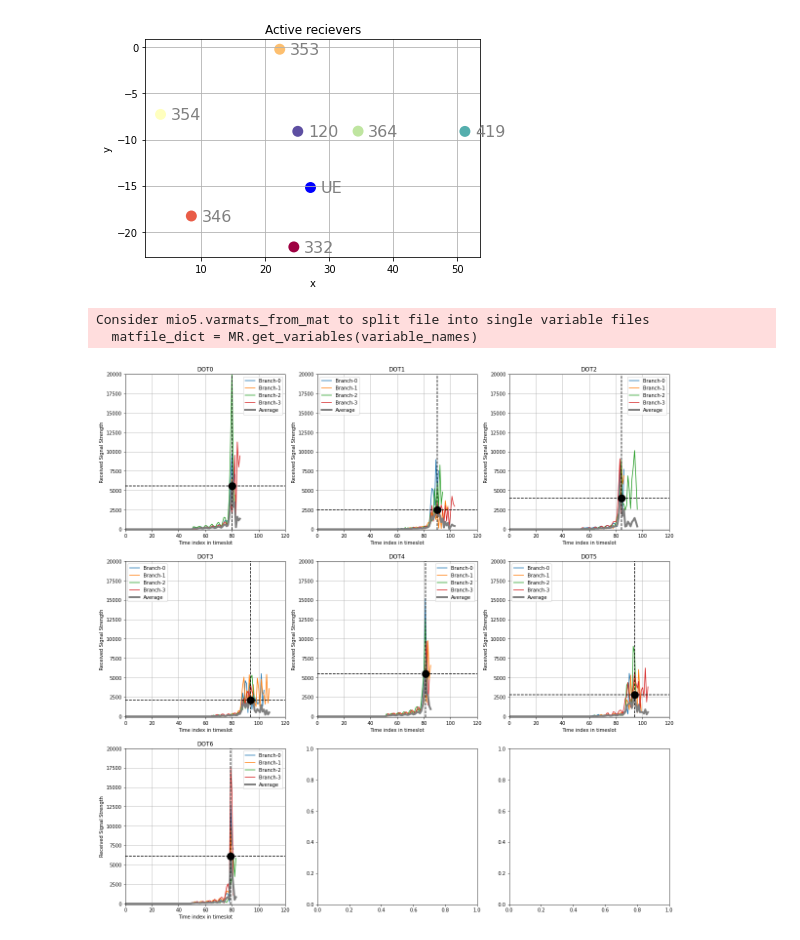
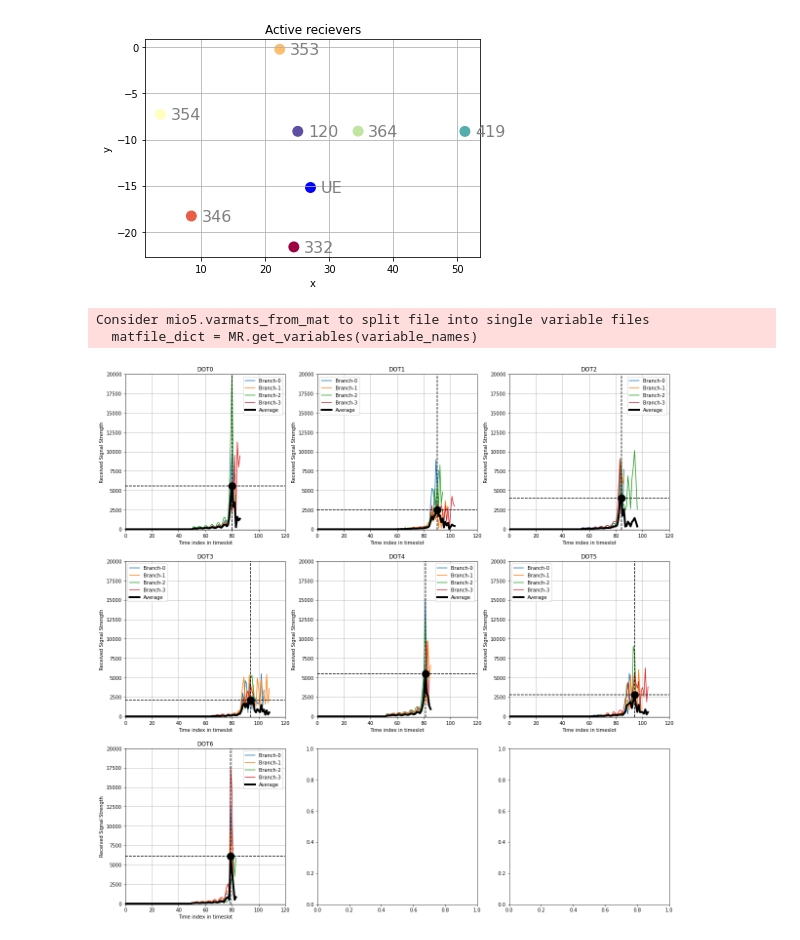
Before and after one commit to pintermatyas/Onlab-2022-23-2, a Jupyter notebook: Project/tdoa_sample.ipynb, the cells around one changed output. Cells and saved outputs as stored; diff of their text form; code cells hidden in the pictures.

```diff
--- a/Project/tdoa_sample.ipynb
+++ b/Project/tdoa_sample.ipynb
@@ -106,32 +106,32 @@ fig, ax = plt.subplots(figsize=(20, 20), nrows=row_num, ncols=col_num)
 for ax_num in range(row_num*col_num):
     if(ax_num > 6):
         break
     average = []
     for _, measurement in data.query("dpePortSel == @ax_num").iterrows():
         record = np.concatenate((np.zeros(measurement['Kmaxm1']), np.abs(measurement['RxyT'])))
         ax[ax_num//col_num, ax_num%col_num].plot(record, label=f"Branch-{measurement['dpeBrSel']}", )
         ax[ax_num//col_num, ax_num%col_num].set_xlim([0,120])
         ax[ax_num//col_num, ax_num%col_num].set_ylim([-100,20000])
         ax[ax_num//col_num, ax_num%col_num].set_title("DOT" + str(ax_num))
         ax[ax_num//col_num, ax_num%col_num].set_xlabel('Time index in timeslot')
         ax[ax_num//col_num, ax_num%col_num].set_ylabel('Received Signal Strength')
         ax[ax_num//col_num, ax_num%col_num].grid(True)
         if len(average) < len(record):
             average = np.concatenate((average, np.zeros(len(record) - len(average))))
         elif len(average) > len(record):
             record = np.concatenate((record, np.zeros(len(average) - len(record))))
         average = np.add(average, record)
     #average = average/7
     average = list(map(lambda x: x/7, average))
-    ax[ax_num//col_num, ax_num%col_num].plot(average, label="Average", linewidth=4, markersize=12, color='gray')
+    ax[ax_num//col_num, ax_num%col_num].plot(average, label="Average", linewidth=4, markersize=7, color='black')
     ax[ax_num//col_num, ax_num%col_num].legend()
 
     #peaks, _ = scipy.signal.find_peaks(average, prominence=1)
     peaks = np.argmax(average)
     ax[ax_num//col_num, ax_num%col_num].axhline(y=average[peaks], linestyle = '--', color='black')
     ax[ax_num//col_num, ax_num%col_num].axvline(peaks, linestyle = '--', color='black')
     ax[ax_num//col_num, ax_num%col_num].plot(peaks, average[peaks], marker='o', markersize=15, color='black')
 # %% [output]
 Consider mio5.varmats_from_mat to split file into single variable files
   matfile_dict = MR.get_variables(variable_names)
-[figure, old version]
+[figure, new version]
```
